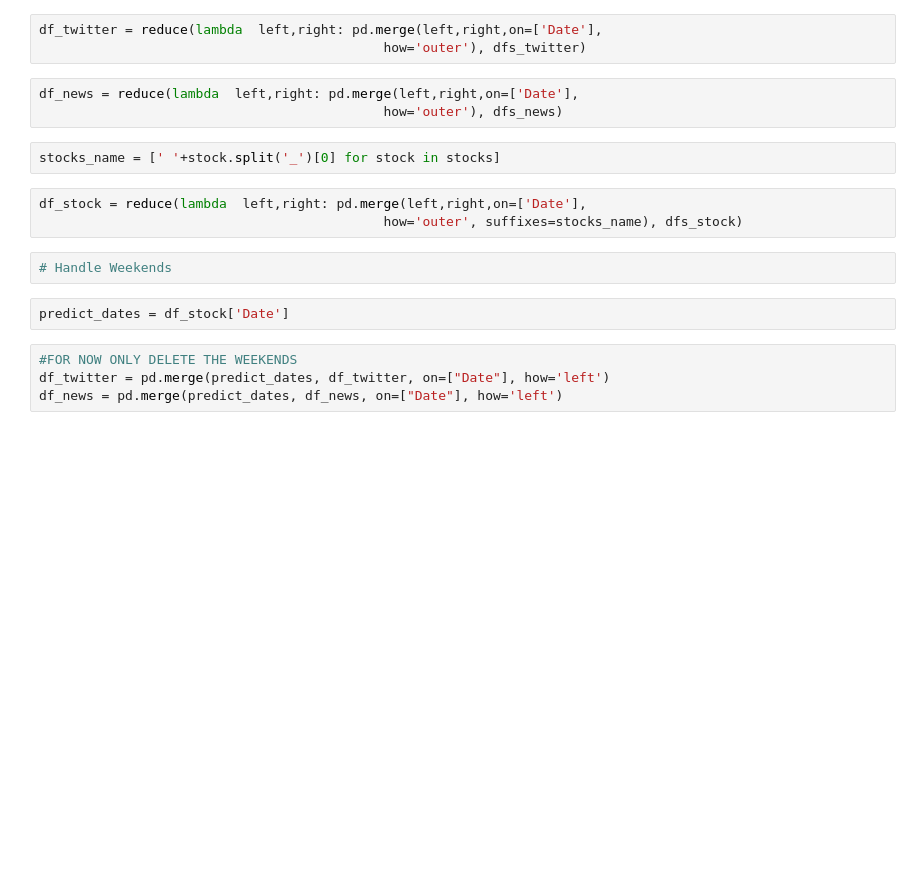
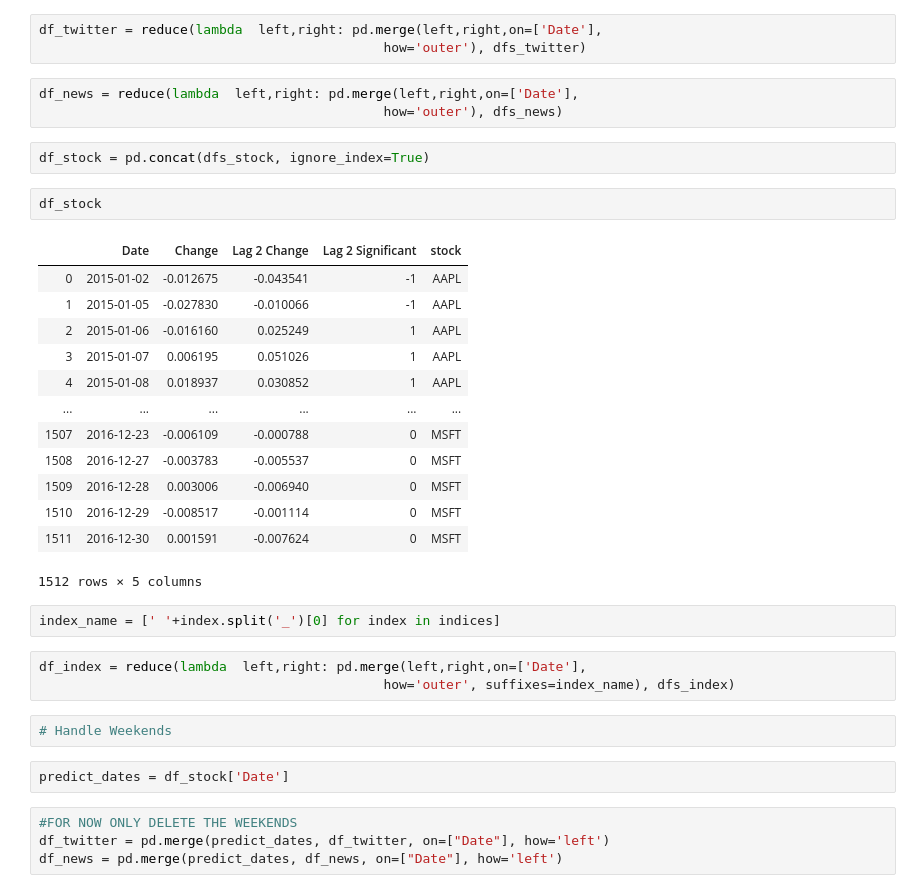
Before and after one commit to osirissc2/sentistock, a Jupyter notebook: Feature Builder.ipynb, the cells around one changed output. Saved outputs shown, nothing was run; the diff lists cells and outputs as text; blank space fills up the shorter version.

```diff
--- a/Feature Builder.ipynb
+++ b/Feature Builder.ipynb
@@ -51,11 +79,29 @@ df_twitter = reduce(lambda  left,right: pd.merge(left,right,on=['Date'],
 # %%
 df_news = reduce(lambda  left,right: pd.merge(left,right,on=['Date'],
                                             how='outer'), dfs_news)
+# %%
+df_stock = pd.concat(dfs_stock, ignore_index=True)
+# %%
+df_stock
+# %% [output]
+|  | Date | Change | Lag 2 Change | Lag 2 Significant | stock |
+| 0 | 2015-01-02 | -0.012675 | -0.043541 | -1 | AAPL |
+| 1 | 2015-01-05 | -0.027830 | -0.010066 | -1 | AAPL |
+| 2 | 2015-01-06 | -0.016160 | 0.025249 | 1 | AAPL |
+| 3 | 2015-01-07 | 0.006195 | 0.051026 | 1 | AAPL |
+| 4 | 2015-01-08 | 0.018937 | 0.030852 | 1 | AAPL |
+| ... | ... | ... | ... | ... | ... |
+| 1507 | 2016-12-23 | -0.006109 | -0.000788 | 0 | MSFT |
+| 1508 | 2016-12-27 | -0.003783 | -0.005537 | 0 | MSFT |
+| 1509 | 2016-12-28 | 0.003006 | -0.006940 | 0 | MSFT |
+| 1510 | 2016-12-29 | -0.008517 | -0.001114 | 0 | MSFT |
+| 1511 | 2016-12-30 | 0.001591 | -0.007624 | 0 | MSFT |
+1512 rows × 5 columns
 # %%
-stocks_name = [' '+stock.split('_')[0] for stock in stocks]
+index_name = [' '+index.split('_')[0] for index in indices]
 # %%
-df_stock = reduce(lambda  left,right: pd.merge(left,right,on=['Date'],
-                                            how='outer', suffixes=stocks_name), dfs_stock)
+df_index = reduce(lambda  left,right: pd.merge(left,right,on=['Date'],
+                                            how='outer', suffixes=index_name), dfs_index)
 # %%
 # Handle Weekends
 # %%
```
Also changed, not shown: parts of 5 cells of this notebook, 11 other files.
